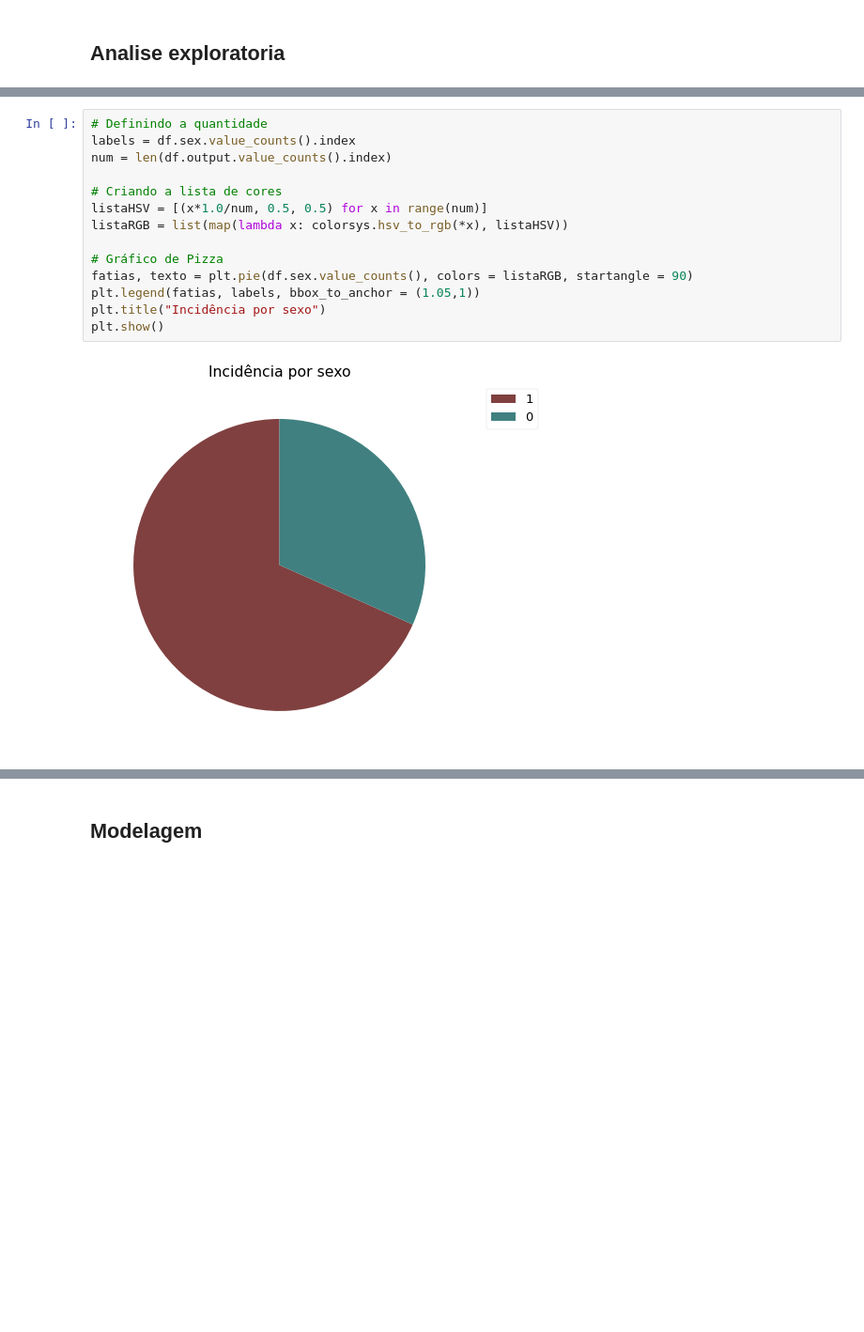
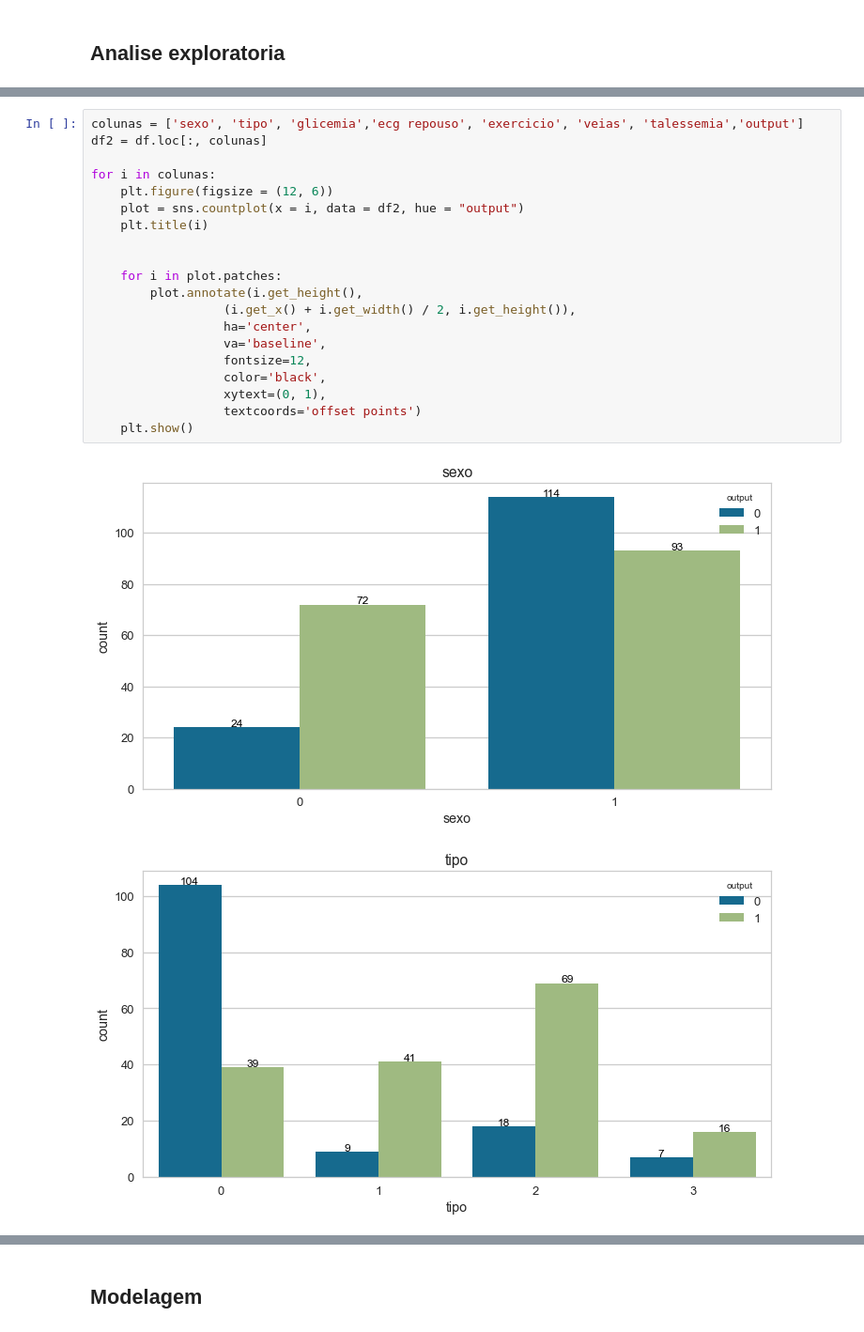
Before and after one commit to RaquelCastellani/Doenca_cardiaca, a Jupyter notebook: projeto final.ipynb, the cells around one changed output, grey strips where cells are left out. Shown at 94% size. Saved outputs shown, nothing was run; the diff lists cells and outputs as text; blank space fills up the shorter version.

```diff
--- a/projeto final.ipynb
+++ b/projeto final.ipynb
@@ -96,16 +115,23 @@ sns.heatmap(df.corr(),annot=True,cmap="YlGnBu",linewidths=.5)
-# %%
-# Definindo a quantidade
-labels = df.sex.value_counts().index
-num = len(df.output.value_counts().index)
-
-# Criando a lista de cores
-listaHSV = [(x*1.0/num, 0.5, 0.5) for x in range(num)]
-listaRGB = list(map(lambda x: colorsys.hsv_to_rgb(*x), listaHSV))
-
-# Gráfico de Pizza
-fatias, texto = plt.pie(df.sex.value_counts(), colors = listaRGB, startangle = 90)
-plt.legend(fatias, labels, bbox_to_anchor = (1.05,1))
-plt.title("Incidência por sexo")
-plt.show()
-# %% [output]
-[figure, removed]
+# %%
+colunas = ['sexo', 'tipo', 'glicemia','ecg repouso', 'exercicio', 'veias', 'talessemia','output']
+df2 = df.loc[:, colunas]
+
+for i in colunas:
+    plt.figure(figsize = (12, 6))
+    plot = sns.countplot(x = i, data = df2, hue = "output")
+    plt.title(i)
+
+
+    for i in plot.patches:
+        plot.annotate(i.get_height(),
+                  (i.get_x() + i.get_width() / 2, i.get_height()),
+                  ha='center',
+                  va='baseline',
+                  fontsize=12,
+                  color='black',
+                  xytext=(0, 1),
+                  textcoords='offset points')
+    plt.show()
+# %% [output]
+[figure, added]
+[figure, added]
```
Also changed, not shown: parts of 34 cells of this notebook, 1 other file.
